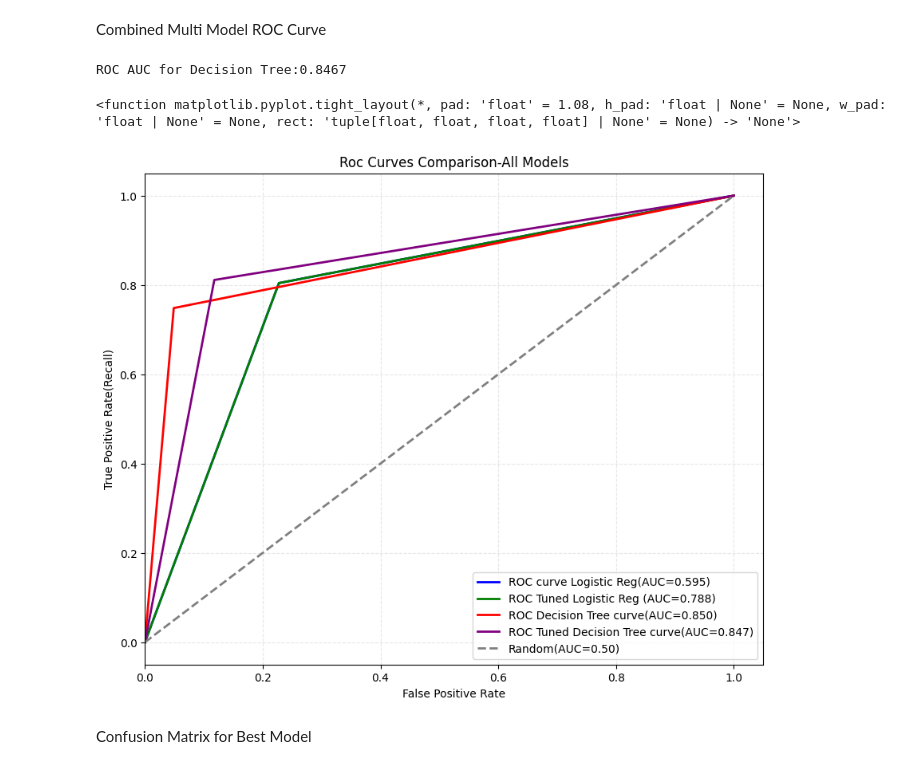
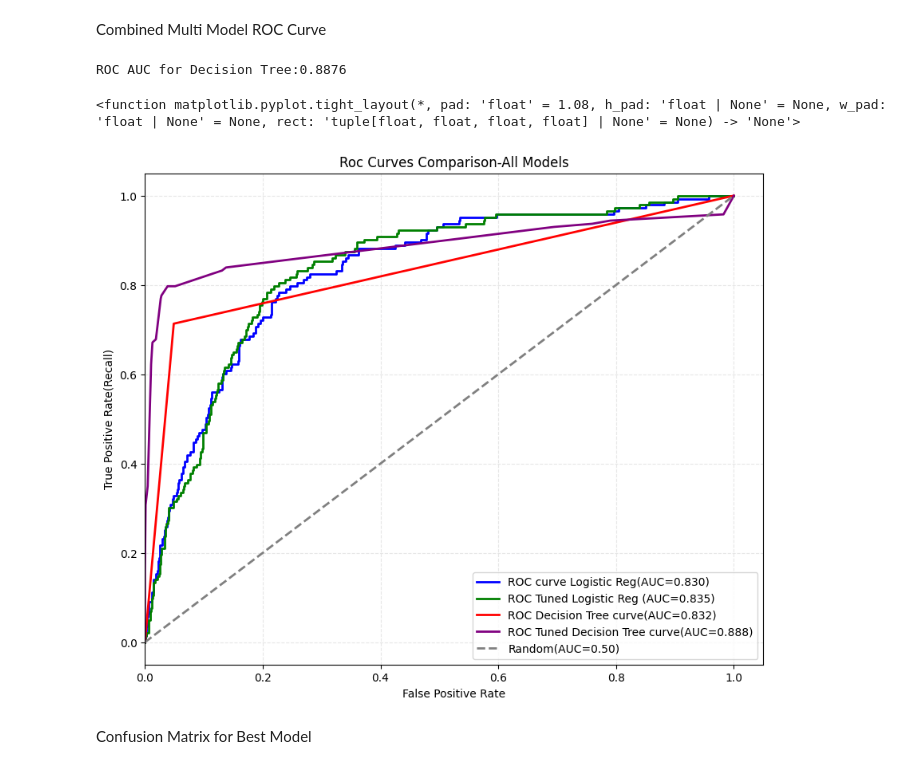
Before and after one commit to BriegeMeso/Customer-Churn, a Jupyter notebook: notebook.ipynb, the cells around one changed output. Drawn from its saved outputs; the diff is of its cells as text; code cells hidden in the pictures.

```diff
--- a/notebook.ipynb
+++ b/notebook.ipynb
@@ -327,7 +329,7 @@ X_test Shape: (1000, 22)
 # Creating preprocessing pipeline
 preprocessor = ColumnTransformer(
     transformers = [
-        ("num",StandardScaler(),numeric_columns),
+        ("num",StandardScaler(),numeric_columns_after),
         ("cat",OneHotEncoder(drop='first',handle_unknown='ignore'),categorical_columns)
 
     ])
@@ -435,8 +439,7 @@ ROC AUC for Logistic Regression:0.8300
 logreg_tuned = LogisticRegression(
     class_weight="balanced",
     max_iter =1000,
-    random_state=42,
-    solver='liblinear'
+    random_state=42
 )
 
 # fit the model
@@ -510,8 +565,6 @@ ROC AUC for Tuned Logistic Regression:0.8353
 6.3: Decision Tree Classifier
 # %%
 dt = DecisionTreeClassifier(
-    class_weight= 'balanced',
-    max_depth=8,
     random_state=42)
 dt.fit(X_train_processed,y_train)
 
@@ -582,13 +635,12 @@ Tuned Decision Tree
 # %%
 dt_tuned = DecisionTreeClassifier(
     criterion= 'gini',
-    splitter ='best',
-    max_depth=7,
-    min_samples_split = 12,
-    min_samples_leaf = 15,
+    max_depth=5,
+    min_samples_split = 20,
+    min_samples_leaf = 10,
     random_state=42,
     class_weight = 'balanced',
-    max_leaf_nodes = 60
+    ccp_alpha = 0.001
 
 )
 
@@ -712,48 +764,48 @@ Combined Multi Model ROC Curve
 plt.figure(figsize=(10,8))
 
 # 1.Baseline Logistic Regression
-fpr, tpr, _ = roc_curve(y_test,y_pred_logreg_tuned)
-auc = roc_auc_score(y_test,y_pred_logreg)
+fpr, tpr, _ = roc_curve(y_test,y_pred_proba)
+auc = roc_auc_score(y_test,y_pred_proba)
 plt.plot(fpr,tpr, color='blue',lw=2,
          label = f'ROC curve Logistic Reg(AUC={auc:.3f})')
 
 # 2.Tuned Logistic Regression
-fpr, tpr, thresholds = roc_curve(y_test,y_pred_logreg_tuned)
-auc_logreg_tuned = roc_auc_score(y_test,y_pred_logreg_tuned)
+fpr, tpr, _ = roc_curve(y_test,y_proba_tuned)
+auc_logreg_tuned = roc_auc_score(y_test,y_proba_tuned)
 plt.plot(fpr,tpr, color='green',lw=2,
          label = f'ROC Tuned Logistic Reg (AUC={auc_logreg_tuned:.3f})')
 
 # Decision Tree
-fpr, tpr, thresholds = roc_curve(y_test,y_pred_dt)
-auc_dt = roc_auc_score(y_test,y_pred_dt)
+fpr, tpr, _ = roc_curve(y_test,y_proba_dt)
+auc_dt = roc_auc_score(y_test,y_proba_dt)
 plt.plot(fpr,tpr, color='red',lw=2,
          label = f'ROC Decision Tree curve(AUC={auc_dt:.3f})')
 
 
 # Tuned Decision Tree
-fpr, tpr, thresholds = roc_curve(y_test,y_pred_dt_tuned)
-auc_dt_tuned = roc_auc_score(y_test,y_pred_dt_tuned)
+fpr, tpr, _= roc_curve(y_test,y_prob_dt_tuned)
+auc_dt_tuned = roc_auc_score(y_test,y_prob_dt_tuned)
 print(f"ROC AUC for Decision Tree:{auc_dt_tuned:.4f}")
 plt.plot(fpr,tpr, color='purple',lw=2,
          label = f'ROC Tuned Decision Tree curve(AUC={auc_dt_tuned:.3f})')
 
 # Random guessing line
 plt.plot([0,1],[0,1],color='gray', lw=2,linestyle='--',label='Random(AUC=0.50)')
 
 
 # Formatting
 plt.xlim([0.0,1.0])
 plt.xlim([0.0,1.05])
 plt.xlabel('False Positive Rate')
 plt.ylabel('True Positive Rate(Recall)')
 plt.title('Roc Curves Comparison-All Models')
 plt.legend(loc="lower right",fontsize=10)
 plt.grid(True, alpha=0.3, linestyle='--')
 plt.tight_layout
 # %% [output]
-ROC AUC for Decision Tree:0.8467
+ROC AUC for Decision Tree:0.8876
 <function matplotlib.pyplot.tight_layout(*, pad: 'float' = 1.08, h_pad: 'float | None' = None, w_pad: 'float | None' = None, rect: 'tuple[float, float, float, float] | None' = None) -> 'None'>
-[figure, old version]
+[figure, new version]
 # %% [markdown]
 Confusion Matrix for Best Model
 # %%
```
Also changed, not shown: parts of 48 cells of this notebook, 2 other files.
